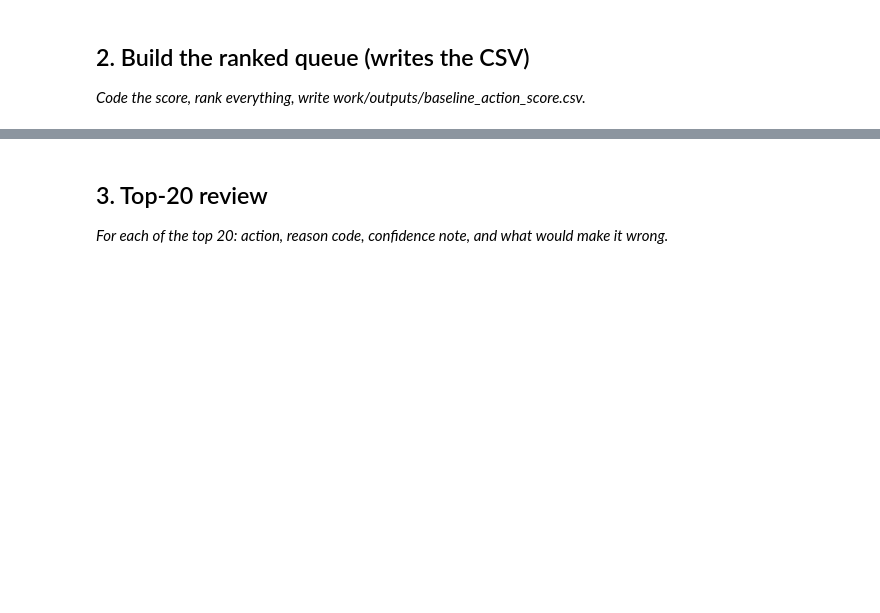
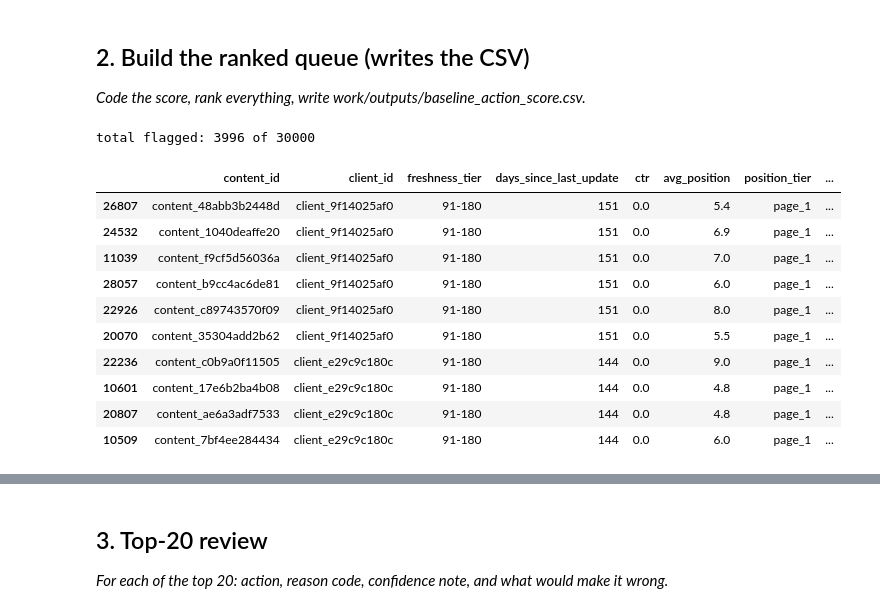
Before and after one commit to abdulmanan2728/flyrank-ml-internship-starter, a Jupyter notebook: work/notebooks/w04_baseline_score.ipynb, the cells around one changed output, grey strips where cells are left out. Drawn from its saved outputs; the diff is of its cells as text; code cells hidden in the pictures; blank space fills up the shorter version.

```diff
--- a/work/notebooks/w04_baseline_score.ipynb
+++ b/work/notebooks/w04_baseline_score.ipynb
@@ -22,0 +80,48 @@ This skeleton is yours to fill. Work the sections **in order** — each one has
+# %%
+import os
+
+# CTR gap: positive means this page underperforms its position-tier peers
+median_ctr_by_tier = df.groupby('position_tier')['ctr'].transform('median')
+df['ctr_gap'] = median_ctr_by_tier - df['ctr']
+
+# The rule: stale (31-180 days, per Signal 1's MIXED verdict) AND below-median CTR
+stale_mask = df['freshness_tier'].isin(['31-90', '91-180'])
+low_ctr_mask = df['ctr_gap'] > 0
+df['flagged'] = stale_mask & low_ctr_mask
+
+# Score: only for flagged rows, ranks by combined severity (staleness + CTR gap)
+df['score'] = 0.0
+df.loc[df['flagged'], 'score'] = (
+    df.loc[df['flagged'], 'days_since_last_update'].rank(pct=True) +
+    df.loc[df['flagged'], 'ctr_gap'].rank(pct=True)
+)
+
+df['reason_code'] = 'NOT_FLAGGED'
+df.loc[df['flagged'], 'reason_code'] = 'STALE_LOW_CTR'
+
+df['action'] = 'monitor'
+df.loc[df['flagged'], 'action'] = 'review'
+
+queue = df.sort_values('score', ascending=False)[
+    ['content_id', 'client_id', 'freshness_tier', 'days_since_last_update',
+     'ctr', 'avg_position', 'position_tier', 'ctr_gap', 'score', 'reason_code', 'action']
+]
+
+os.makedirs('work/outputs', exist_ok=True)
+queue.to_csv('work/outputs/baseline_action_score.csv', index=False)
+
+print(f"total flagged: {df['flagged'].sum()} of {len(df)}")
+queue.head(10)
+# %% [output]
+total flagged: 3996 of 30000
+|  | content_id | client_id | freshness_tier | days_since_last_update | ctr | avg_position | position_tier | ... |
+| 26807 | content_48abb3b2448d | client_9f14025af0 | 91-180 | 151 | 0.0 | 5.4 | page_1 | ... |
+| 24532 | content_1040deaffe20 | client_9f14025af0 | 91-180 | 151 | 0.0 | 6.9 | page_1 | ... |
+| 11039 | content_f9cf5d56036a | client_9f14025af0 | 91-180 | 151 | 0.0 | 7.0 | page_1 | ... |
+| 28057 | content_b9cc4ac6de81 | client_9f14025af0 | 91-180 | 151 | 0.0 | 6.0 | page_1 | ... |
+| 22926 | content_c89743570f09 | client_9f14025af0 | 91-180 | 151 | 0.0 | 8.0 | page_1 | ... |
+| 20070 | content_35304add2b62 | client_9f14025af0 | 91-180 | 151 | 0.0 | 5.5 | page_1 | ... |
+| 22236 | content_c0b9a0f11505 | client_e29c9c180c | 91-180 | 144 | 0.0 | 9.0 | page_1 | ... |
+| 10601 | content_17e6b2ba4b08 | client_e29c9c180c | 91-180 | 144 | 0.0 | 4.8 | page_1 | ... |
+| 20807 | content_ae6a3adf7533 | client_e29c9c180c | 91-180 | 144 | 0.0 | 4.8 | page_1 | ... |
+| 10509 | content_7bf4ee284434 | client_e29c9c180c | 91-180 | 144 | 0.0 | 6.0 | page_1 | ... |
```
Also changed, not shown: parts of 17 cells of this notebook.
